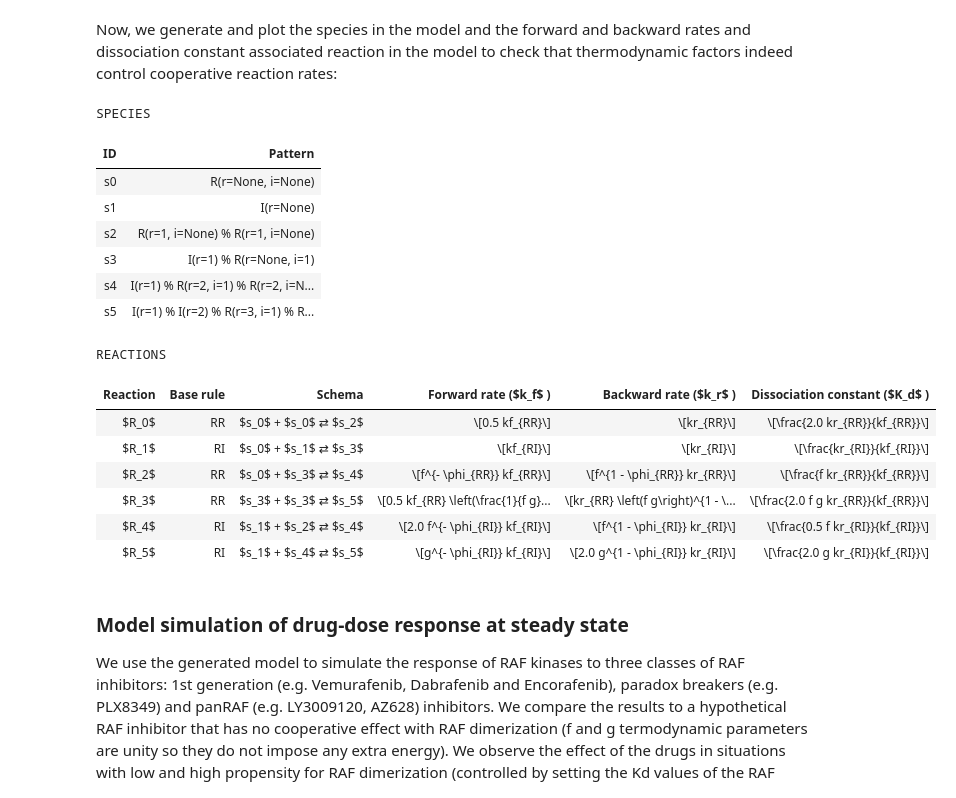
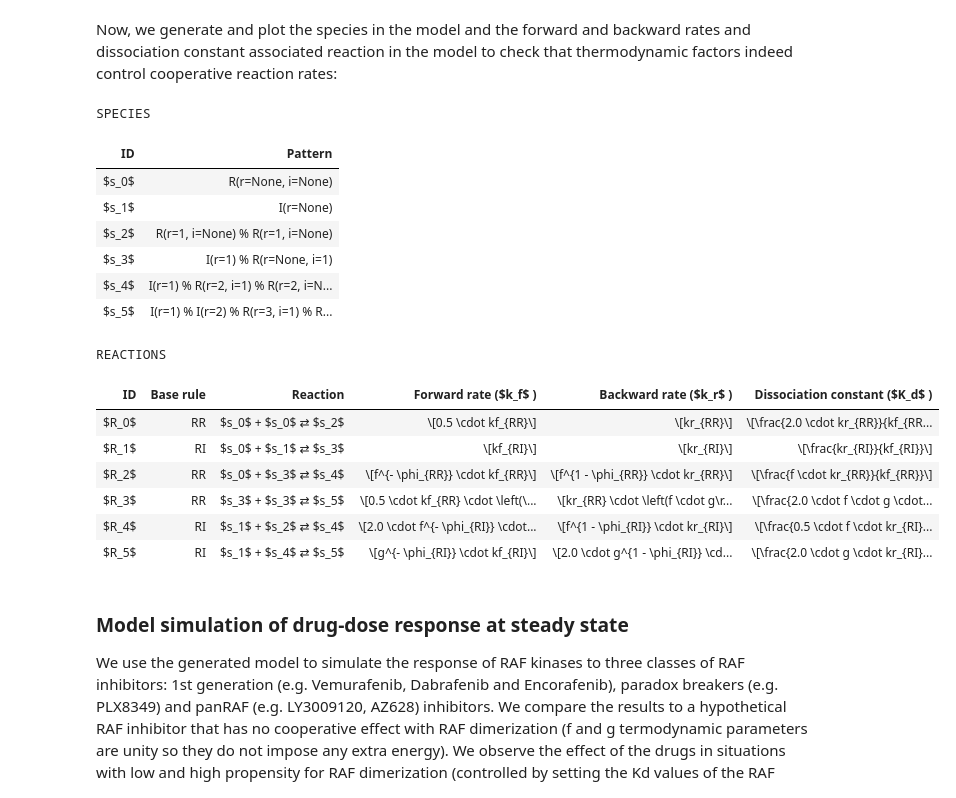
Before and after one commit to lgerosa/rosa_webinar_20Jan2021, a Jupyter notebook: toy_example_RAF_RAFi.ipynb, the cells around one changed output. Drawn from its saved outputs; the diff is of its cells as text; code cells hidden in the pictures.

Commit message:
Better rendering of species and rules in tables

```diff
--- a/toy_example_RAF_RAFi.ipynb
+++ b/toy_example_RAF_RAFi.ipynb
@@ -174,6 +174,9 @@ def format_sp(species):
     # Return LaTeX-formated sum of species variables for given species numbers.
     # Turns a list like [1,3] into "$s_1$ + $s_3$".
     return " + ".join(f"$s_{i}$" for i in species)
+
+def to_latex(e):
+    return latex(e, mul_symbol="dot")
 # %% [markdown]
 Now, we generate and plot the species in the model and the forward and backward rates and dissociation constant associated reaction in the model to check that thermodynamic factors indeed control cooperative reaction rates:
 # %%
@@ -181,7 +184,7 @@ from sympy import latex, simplify
 import pandas as pd
 
 #display the species in the model
-speciesdisp = pd.DataFrame(data=[('s%d' % idx, str(model.species[idx])) for idx in range(len(model.species))], columns=['ID', 'Pattern'])
+speciesdisp = pd.DataFrame(data=[(format_sp('%d' % idx), str(model.species[idx])) for idx in range(len(model.species))], columns=['ID', 'Pattern'])
 #display species and their patterns with all headers and cell contents centered, and no index.
 display((speciesdisp.style
     .set_properties(**{"text-align": "center"})
@@ -198,51 +201,51 @@ reactions_unidirectional = pd.DataFrame(model.reactions)
 for c in "rule", "reverse":
     if (reactions_unidirectional[c].map(len) > 1).any():
         raise Exception("Cannot handle models that produce the same reaction from different rules")
     reactions_unidirectional[c] = reactions_unidirectional[c].map(lambda x: x[0])
 reactions_unidirectional["K"] = reactions_unidirectional["rate"].map(transform_rate)
 group_direction = reactions_unidirectional.groupby("reverse")
 forward = group_direction.get_group(False)[["reactants", "products", "rule", "K"]]
 reverse = group_direction.get_group(True)[["reactants", "products", "K"]]
 reverse[["reactants", "products"]] = reverse[["products", "reactants"]]
 reactions = pd.merge(forward, reverse, on=["reactants", "products"], suffixes=["f", "r"])
 reactions["Kd"] = (reactions["Kr"] / reactions["Kf"]).apply(simplify)
 rdisp = pd.DataFrame({
-    "Reaction": [f"$R_{i}$" for i in range(len(reactions))],
+    "ID": [f"$R_{i}$" for i in range(len(reactions))],
     "Base rule": reactions["rule"],
-    "Schema": [f"{format_sp(r.reactants)} \u21c4 {format_sp(r.products)}" for r in reactions.itertuples()],
-    "Forward rate ($k_f$ )": "\[" + reactions["Kf"].map(latex) + "\]",
-    "Backward rate ($k_r$ )": "\[" + reactions["Kr"].map(latex) + "\]",
-    "Dissociation constant ($K_d$ )": "\[" + reactions["Kd"].map(latex) + "\]",
+    "Reaction": [f"{format_sp(r.reactants)} \u21c4 {format_sp(r.products)}" for r in reactions.itertuples()],
+    "Forward rate ($k_f$ )": "\[" + reactions["Kf"].map(to_latex) + "\]",
+    "Backward rate ($k_r$ )": "\[" + reactions["Kr"].map(to_latex) + "\]",
+    "Dissociation constant ($K_d$ )": "\[" + reactions["Kd"].map(to_latex) + "\]",
 })
 # Prevent pandas from truncating long LaTeX expressions when rendering.
 pd.options.display.max_colwidth=1000
 # Display reactions with reaction rates with all headers and cell contents centered, and no index.
 display((rdisp.style
     .set_properties(**{"text-align": "center"})
     .set_table_styles([
         dict(selector="th", props=[("text-align", "center")]),
         dict(selector=".MathJax_Display", props=[("text-align", "center !important")]),
     ])
     .hide_index()
     .set_caption('REACTIONS')
 ))
 # %% [output]
 SPECIES
 | ID | Pattern |
-| s0 | R(r=None, i=None) |
-| s1 | I(r=None) |
-| s2 | R(r=1, i=None) % R(r=1, i=None) |
-| s3 | I(r=1) % R(r=None, i=1) |
-| s4 | I(r=1) % R(r=2, i=1) % R(r=2, i=N... |
-| s5 | I(r=1) % I(r=2) % R(r=3, i=1) % R... |
+| $s_0$ | R(r=None, i=None) |
+| $s_1$ | I(r=None) |
+| $s_2$ | R(r=1, i=None) % R(r=1, i=None) |
+| $s_3$ | I(r=1) % R(r=None, i=1) |
+| $s_4$ | I(r=1) % R(r=2, i=1) % R(r=2, i=N... |
+| $s_5$ | I(r=1) % I(r=2) % R(r=3, i=1) % R... |
 REACTIONS
-| Reaction | Base rule | Schema | Forward rate ($k_f$ ) | Backward rate ($k_r$ ) | Dissociation constant ($K_d$ ) |
-| $R_0$ | RR | $s_0$ + $s_0$ ⇄ $s_2$ | \[0.5 kf_{RR}\] | \[kr_{RR}\] | \[\frac{2.0 kr_{RR}}{kf_{RR}}\] |
+| ID | Base rule | Reaction | Forward rate ($k_f$ ) | Backward rate ($k_r$ ) | Dissociation constant ($K_d$ ) |
+| $R_0$ | RR | $s_0$ + $s_0$ ⇄ $s_2$ | \[0.5 \cdot kf_{RR}\] | \[kr_{RR}\] | \[\frac{2.0 \cdot kr_{RR}}{kf_{RR... |
 | $R_1$ | RI | $s_0$ + $s_1$ ⇄ $s_3$ | \[kf_{RI}\] | \[kr_{RI}\] | \[\frac{kr_{RI}}{kf_{RI}}\] |
-| $R_2$ | RR | $s_0$ + $s_3$ ⇄ $s_4$ | \[f^{- \phi_{RR}} kf_{RR}\] | \[f^{1 - \phi_{RR}} kr_{RR}\] | \[\frac{f kr_{RR}}{kf_{RR}}\] |
-| $R_3$ | RR | $s_3$ + $s_3$ ⇄ $s_5$ | \[0.5 kf_{RR} \left(\frac{1}{f g}... | \[kr_{RR} \left(f g\right)^{1 - \... | \[\frac{2.0 f g kr_{RR}}{kf_{RR}}\] |
-| $R_4$ | RI | $s_1$ + $s_2$ ⇄ $s_4$ | \[2.0 f^{- \phi_{RI}} kf_{RI}\] | \[f^{1 - \phi_{RI}} kr_{RI}\] | \[\frac{0.5 f kr_{RI}}{kf_{RI}}\] |
-| $R_5$ | RI | $s_1$ + $s_4$ ⇄ $s_5$ | \[g^{- \phi_{RI}} kf_{RI}\] | \[2.0 g^{1 - \phi_{RI}} kr_{RI}\] | \[\frac{2.0 g kr_{RI}}{kf_{RI}}\] |
+| $R_2$ | RR | $s_0$ + $s_3$ ⇄ $s_4$ | \[f^{- \phi_{RR}} \cdot kf_{RR}\] | \[f^{1 - \phi_{RR}} \cdot kr_{RR}\] | \[\frac{f \cdot kr_{RR}}{kf_{RR}}\] |
+| $R_3$ | RR | $s_3$ + $s_3$ ⇄ $s_5$ | \[0.5 \cdot kf_{RR} \cdot \left(\... | \[kr_{RR} \cdot \left(f \cdot g\r... | \[\frac{2.0 \cdot f \cdot g \cdot... |
+| $R_4$ | RI | $s_1$ + $s_2$ ⇄ $s_4$ | \[2.0 \cdot f^{- \phi_{RI}} \cdot... | \[f^{1 - \phi_{RI}} \cdot kr_{RI}\] | \[\frac{0.5 \cdot f \cdot kr_{RI}... |
+| $R_5$ | RI | $s_1$ + $s_4$ ⇄ $s_5$ | \[g^{- \phi_{RI}} \cdot kf_{RI}\] | \[2.0 \cdot g^{1 - \phi_{RI}} \cd... | \[\frac{2.0 \cdot g \cdot kr_{RI}... |
 # %% [markdown]
 ### Model simulation of drug-dose response at steady state
 
```
